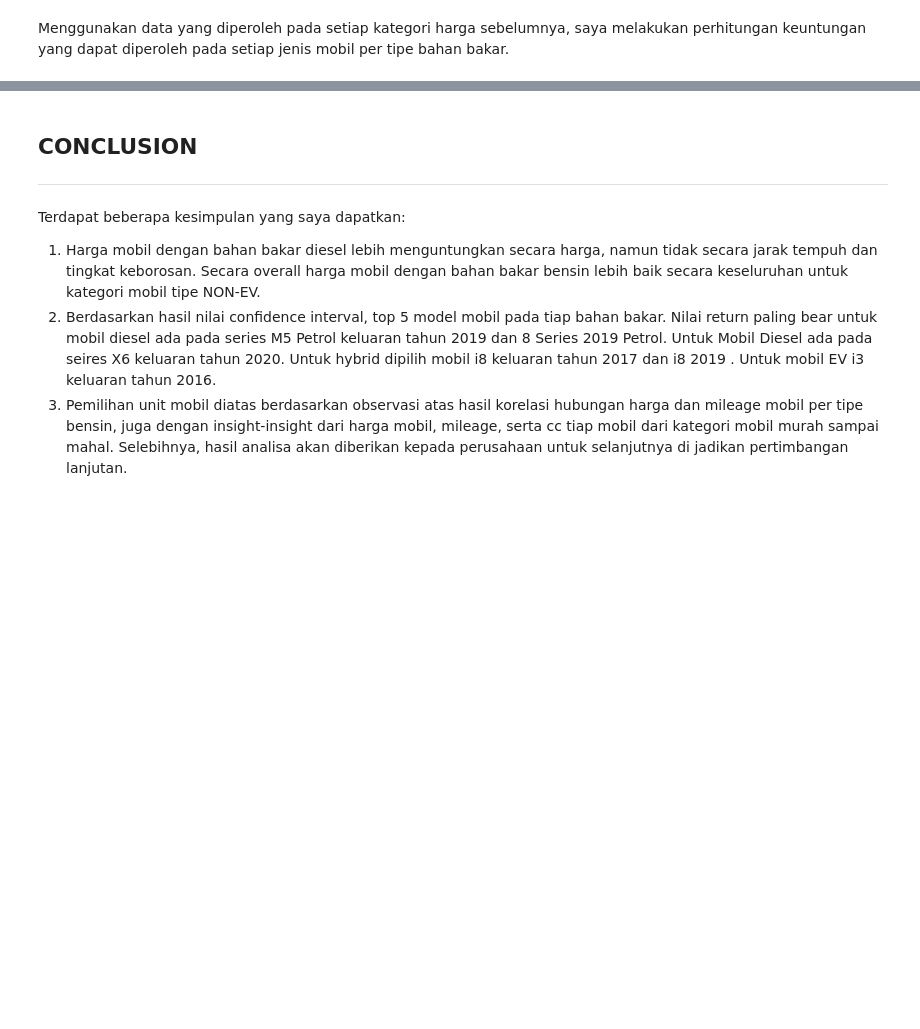
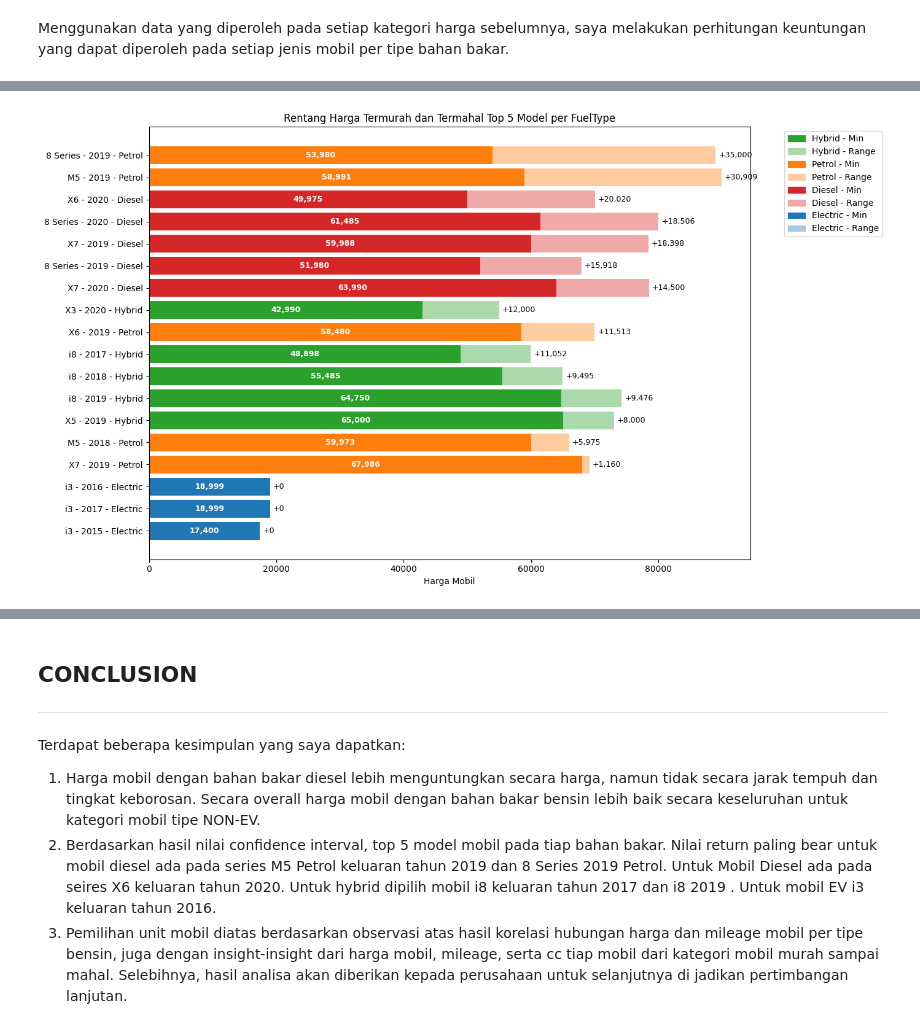
Before and after one commit to rafisiregar/Analysis-of-Used-BMWs-for-the-Company-Fleet, a Jupyter notebook: UsedBMWCarAnalysis.ipynb, the cells around one changed output, grey strips where cells are left out. Cells and saved outputs as stored; diff of their text form; code cells hidden in the pictures; blank space fills up the shorter version.

```diff
--- a/UsedBMWCarAnalysis.ipynb
+++ b/UsedBMWCarAnalysis.ipynb
@@ -536,3 +679,98 @@ plt.show()
+# %%
+# Fungsi untuk mencerahkan warna
+def lighten_color(color, amount=0.5):
+    c = mcolors.to_rgb(color)
+    return tuple([1 - (1 - x) * (1 - amount) for x in c])
+
+# Warna dasar per fuelType
+colors = {
+    'Electric': '#1f77b4',
+    'Hybrid': '#2ca02c',
+    'Petrol': '#ff7f0e',
+    'Diesel': '#d62728'
+}
+
+# Pastikan kolom 'range' sudah ada
+df_summary['range'] = df_summary['max_price'] - df_summary['min_price']
+
+# Urutkan berdasarkan 'range' dari terbesar ke terkecil
+df_sorted = df_summary.sort_values(by='range', ascending=False).copy()
+
+# Buat label lengkap untuk y-axis, cek apakah kolom 'year' ada
+if 'year' in df_sorted.columns:
+    df_sorted['label'] = df_sorted['model'] + ' - ' + df_sorted['year'].astype(str) + ' - ' + df_sorted['fuelType']
+else:
+    df_sorted['label'] = df_sorted['model'] + ' - ' + df_sorted['fuelType']
+
+plt.figure(figsize=(14, 8))
+
+# Bar harga minimum dengan warna solid
+min_colors = [colors[fuel] for fuel in df_sorted['fuelType']]
+bars_min = plt.barh(
+    df_sorted['label'],
+    df_sorted['min_price'],
+    color=min_colors,
+    edgecolor='none',
+    label='Min Price'
+)
+
+# Bar rentang harga dengan warna terang (lighten)
+range_colors = [lighten_color(colors[fuel], 0.6) for fuel in df_sorted['fuelType']]
+bars_range = plt.barh(
+    df_sorted['label'],
+    df_sorted['range'],
+    left=df_sorted['min_price'],
+    color=range_colors,
+    edgecolor='none',
+    label='Range'
+)
+
+# Menambahkan label angka di bar min_price dan range
+for bar_min, bar_range, min_price, price_range in zip(bars_min, bars_range, df_sorted['min_price'], df_sorted['range']):
+    # Label harga minimum (di tengah bar min)
+    plt.text(
+        bar_min.get_width() * 0.5,
+        bar_min.get_y() + bar_min.get_height() / 2,
+        f"{int(min_price):,}",
+        va='center',
+        ha='center',
+        color='white',
+        fontsize=9,
+        fontweight='bold'
+    )
+    # Label range (di ujung bar range)
+    plt.text(
+        bar_min.get_width() + bar_range.get_width() + 500,
+        bar_range.get_y() + bar_range.get_height() / 2,
+        f"+{int(price_range):,}",
+        va='center',
+        ha='left',
+        fontsize=9
+    )
+
+plt.xlabel('Harga Mobil')
+plt.title('Rentang Harga Termurah dan Termahal Top 5 Model per FuelType')
+
+plt.legend(
+    handles=[
+        mpatches.Patch(color=colors['Hybrid'], label='Hybrid - Min'),
+        mpatches.Patch(color=lighten_color(colors['Hybrid'], 0.6), label='Hybrid - Range'),
+        mpatches.Patch(color=colors['Petrol'], label='Petrol - Min'),
+        mpatches.Patch(color=lighten_color(colors['Petrol'], 0.6), label='Petrol - Range'),
+        mpatches.Patch(color=colors['Diesel'], label='Diesel - Min'),
+        mpatches.Patch(color=lighten_color(colors['Diesel'], 0.6), label='Diesel - Range'),
+        mpatches.Patch(color=colors['Electric'], label='Electric - Min'),
+        mpatches.Patch(color=lighten_color(colors['Electric'], 0.6), label='Electric - Range'),
+    ],
+    bbox_to_anchor=(1.05, 1),
+    loc='upper left'
+)
+
+plt.gca().invert_yaxis()  # agar urutan paling atas adalah yang terbesar (range)
+plt.tight_layout()
+plt.show()
+# %% [output]
+[figure, added]
 # %%
 # Menyimpan file excel untuk dilakukan visualisasi pada Tableau
 df.to_excel('df12346.xlsx', index=False)
```
Also changed, not shown: parts of 30 cells of this notebook.
